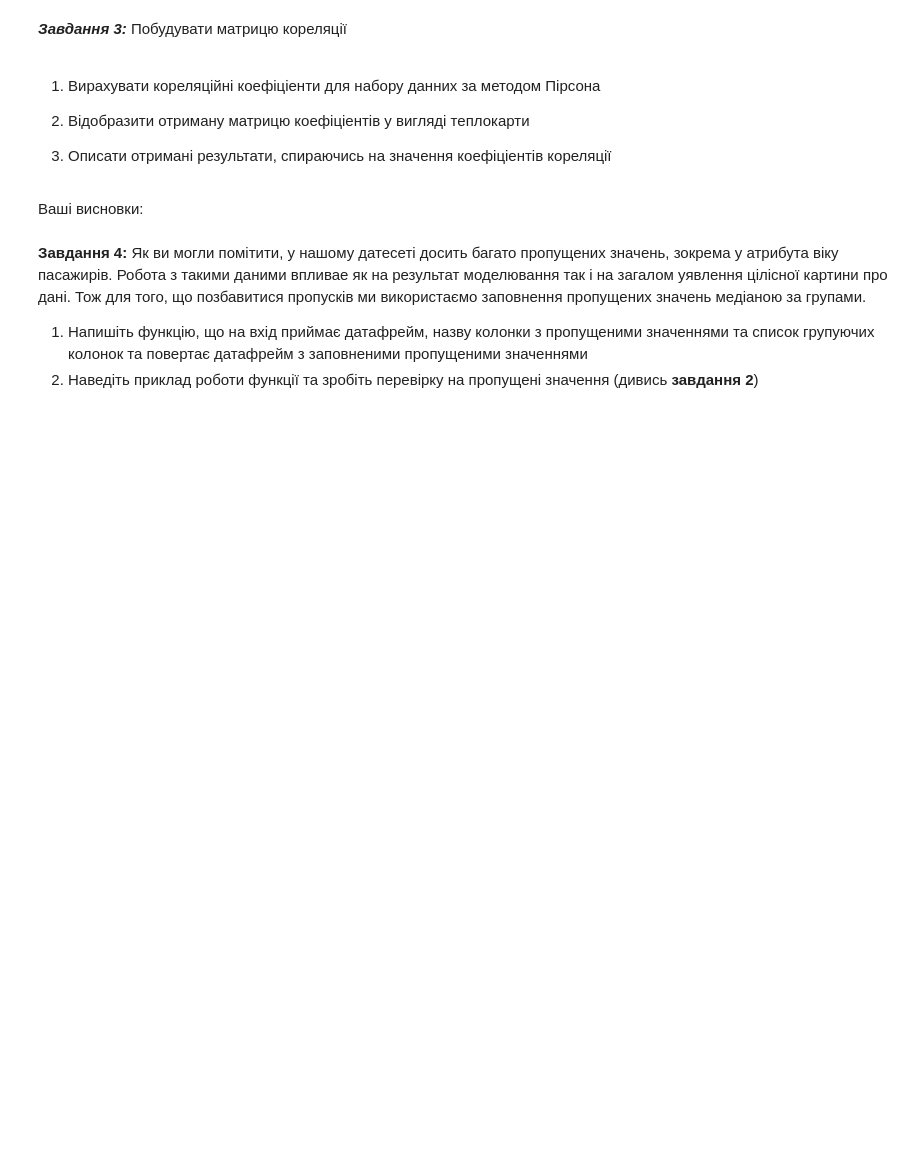
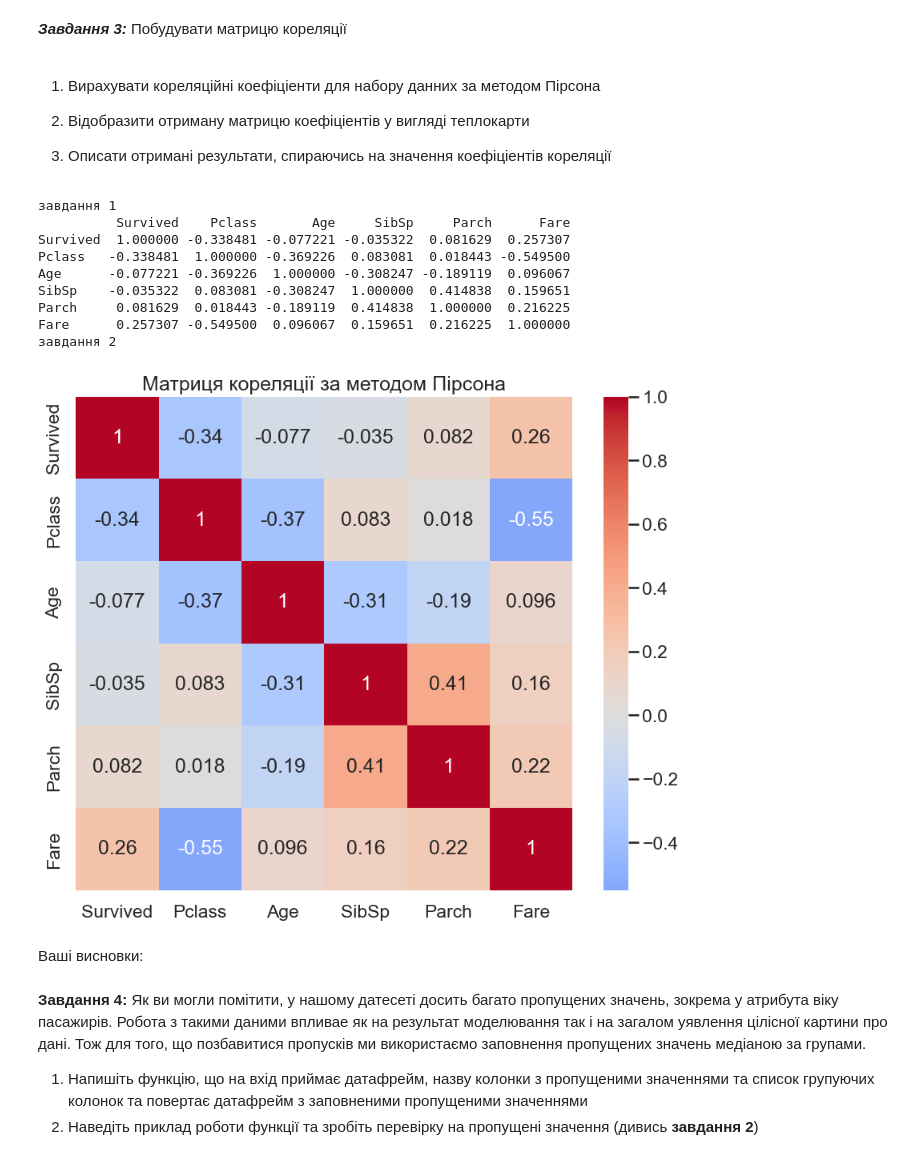
Before and after one commit to VladyslavFiniahin/Rep-AI, a Jupyter notebook: Task3_basic_ai_ad.ipynb, the cells around one changed output. Drawn from its saved outputs; the diff is of its cells as text; code cells hidden in the pictures; blank space fills up the shorter version.

```diff
--- a/Task3_basic_ai_ad.ipynb
+++ b/Task3_basic_ai_ad.ipynb
@@ -30,0 +29,15 @@ sns.set_context('talk')
+# %%
+#CODE
+
+#датасет
+dataset = pd.read_csv('D:/Vlad/Все ДЗ(2)/2/AI/Rep-AI/titanic.csv')
+#основна інфа
+print('основна інфа')
+print(dataset.describe())
+#розмірність
+print('розмірність')
+print(dataset.shape)
+#типи змінних
+print('типи змінних')
+print(dataset.info())
+print(dataset.isnull().sum())
@@ -48,3 +97,32 @@ sns.set_context('talk')
+# %%
+#CODE
+
+#завдання 1
+print('завдання 1')
+correlation_matrix = dataset[['Survived', 'Pclass', 'Age', 'SibSp', 'Parch', 'Fare']].corr()
+print(correlation_matrix)
+
+#завдання 2
+print('завдання 2')
+sns.set(style="whitegrid")
+sns.set_context("talk")
+
+# Створення теплокарти
+plt.figure(figsize=(10, 8))
+sns.heatmap(correlation_matrix, annot=True, cmap='coolwarm', center=0)
+plt.title('Матриця кореляції за методом Пірсона')
+plt.show()
+# %% [output]
+завдання 1
+          Survived    Pclass       Age     SibSp     Parch      Fare
+Survived  1.000000 -0.338481 -0.077221 -0.035322  0.081629  0.257307
+Pclass   -0.338481  1.000000 -0.369226  0.083081  0.018443 -0.549500
+Age      -0.077221 -0.369226  1.000000 -0.308247 -0.189119  0.096067
+SibSp    -0.035322  0.083081 -0.308247  1.000000  0.414838  0.159651
+Parch     0.081629  0.018443 -0.189119  0.414838  1.000000  0.216225
+Fare      0.257307 -0.549500  0.096067  0.159651  0.216225  1.000000
+завдання 2
+[figure, added]
 # %% [markdown]
 Ваші висновки:
 # %% [markdown]
```
Also changed, not shown: parts of 22 cells of this notebook, 1 other file.
